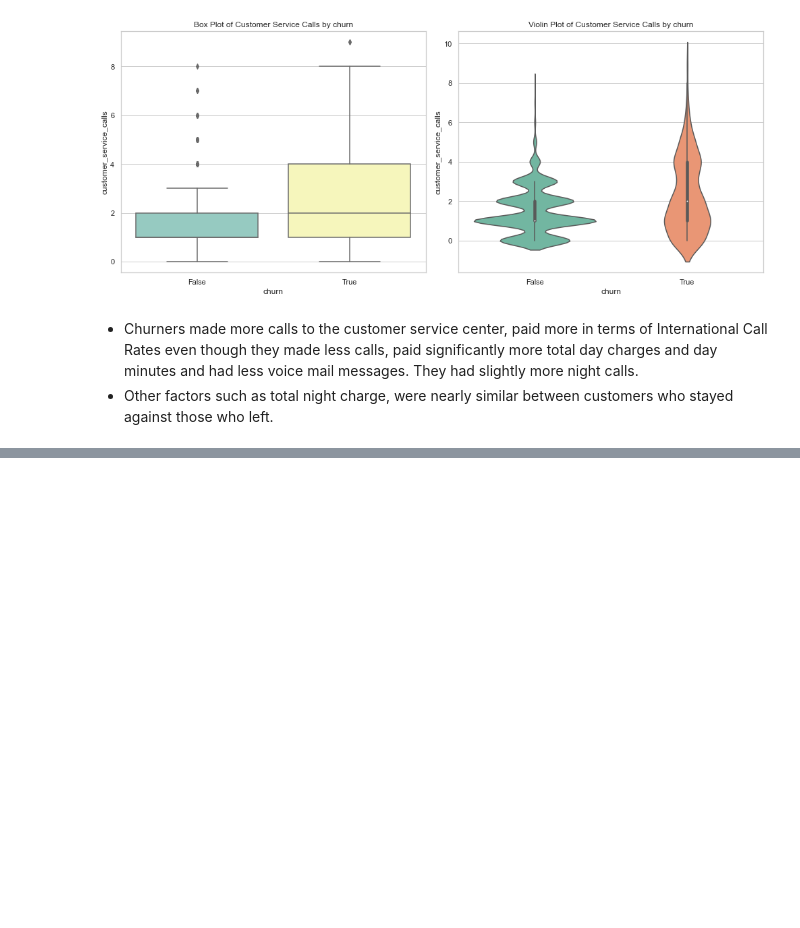
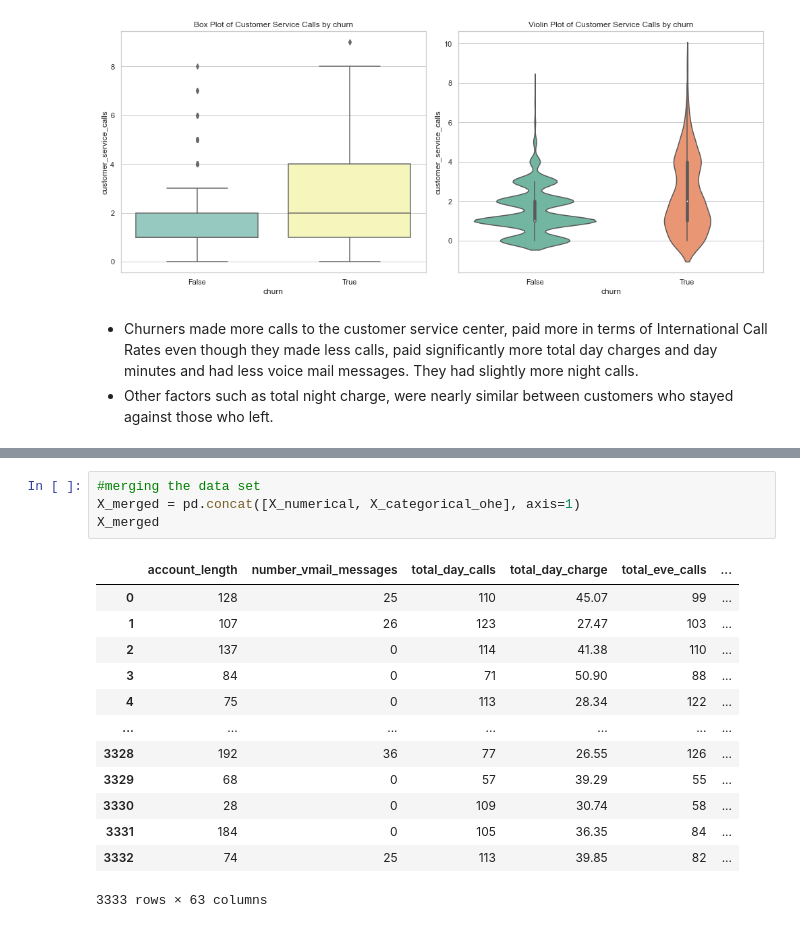
Before and after one commit to bedankibunja/SyriaTel-customer-project, a Jupyter notebook: Untitled.ipynb, the cells around one changed output, grey strips where cells are left out. Drawn from its saved outputs; the diff is of its cells as text; blank space fills up the shorter version.

```diff
--- a/Untitled.ipynb
+++ b/Untitled.ipynb
@@ -331,0 +370,18 @@ for feature in numerical_features:
+# %%
+#merging the data set
+X_merged = pd.concat([X_numerical, X_categorical_ohe], axis=1)
+X_merged
+# %% [output]
+|  | account_length | number_vmail_messages | total_day_calls | total_day_charge | total_eve_calls | ... |
+| 0 | 128 | 25 | 110 | 45.07 | 99 | ... |
+| 1 | 107 | 26 | 123 | 27.47 | 103 | ... |
+| 2 | 137 | 0 | 114 | 41.38 | 110 | ... |
+| 3 | 84 | 0 | 71 | 50.90 | 88 | ... |
+| 4 | 75 | 0 | 113 | 28.34 | 122 | ... |
+| ... | ... | ... | ... | ... | ... | ... |
+| 3328 | 192 | 36 | 77 | 26.55 | 126 | ... |
+| 3329 | 68 | 0 | 57 | 39.29 | 55 | ... |
+| 3330 | 28 | 0 | 109 | 30.74 | 58 | ... |
+| 3331 | 184 | 0 | 105 | 36.35 | 84 | ... |
+| 3332 | 74 | 25 | 113 | 39.85 | 82 | ... |
+3333 rows × 63 columns
```
Also changed, not shown: parts of 6 cells of this notebook.
